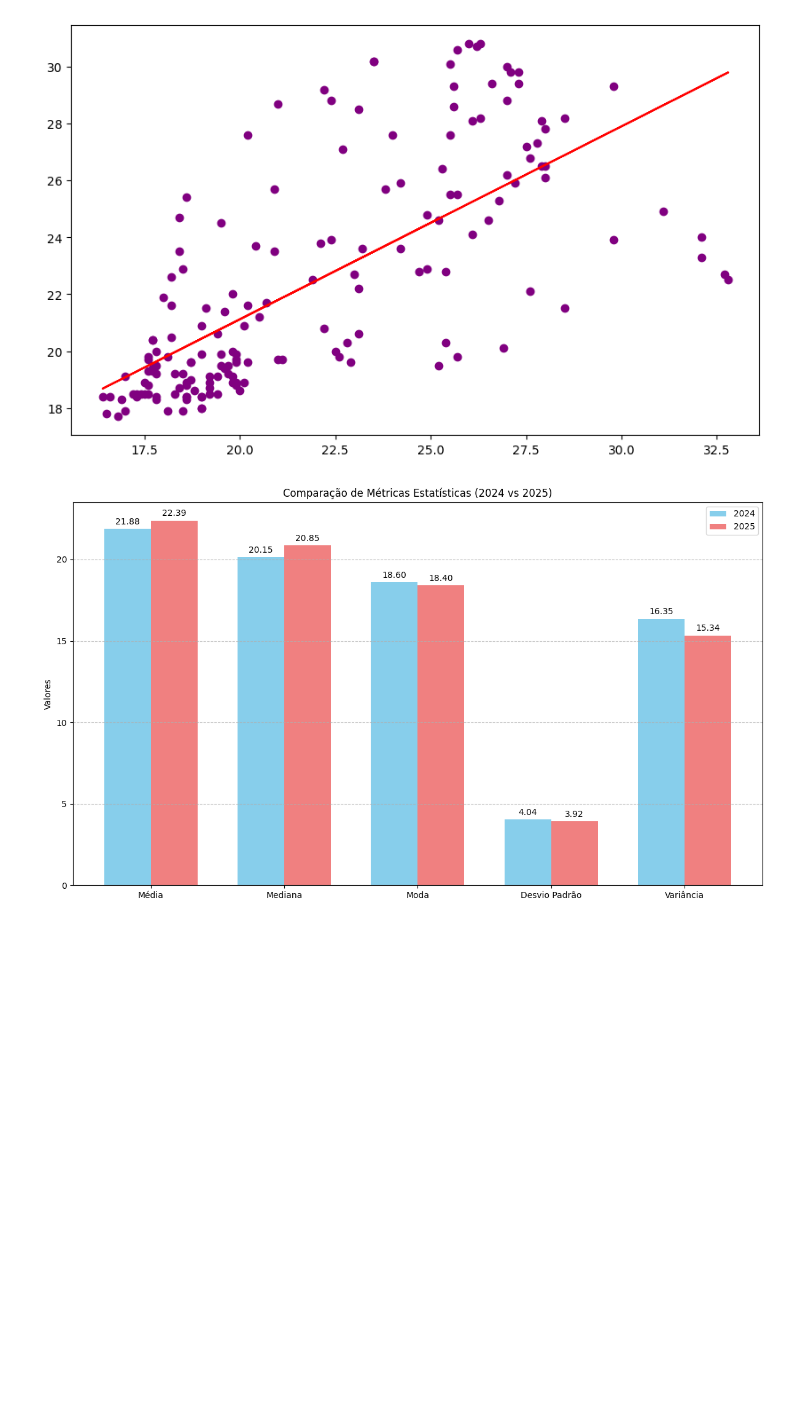
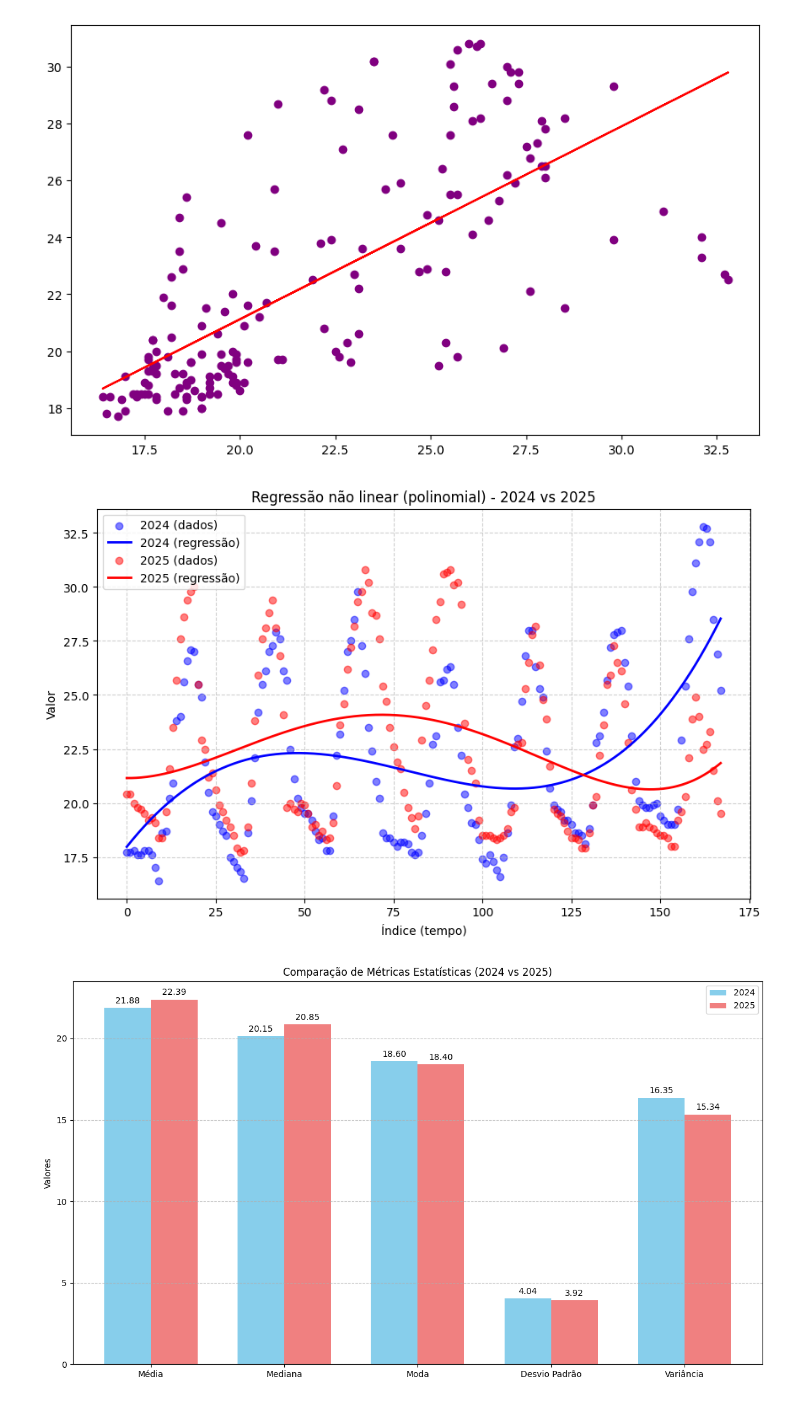
Before and after one commit to kauespacki/DataScience, a Jupyter notebook: datascience.ipynb, the cells around one changed output. Saved outputs shown, nothing was run; the diff lists cells and outputs as text; code cells hidden in the pictures; blank space fills up the shorter version.

Commit message:
Criado usando o Colab, adição da regressão linear

```diff
--- a/datascience.ipynb
+++ b/datascience.ipynb
@@ -79,21 +79,51 @@ A covariância entre as colunas 2024 e 2025 é: 11.08991873396066
 # %%
 import numpy as np
 import matplotlib.pyplot as plt
-from scipy.optimize import curve_fit
 
 # Coluna 2024 com 168 valores
 coluna_2024 = [
     17.7, 17.7, 17.8, 17.6, 17.6, 17.8, 17.8, 17.6, 17, 16.4, 18.6, 18.7, 20.2, 20.9, 23.8, 24, 25.6, 26.6, 27.1, 27, 25.5, 24.9, 21.9, 20.5, 19.6, 19.4, 19, 18.7, 18.5, 17.5, 17.3, 17, 16.8, 16.5, 18.6, 20.1, 22.1, 24.2, 25.5, 26.1, 27, 27.3, 27.9, 27.6, 26.1, 25.7, 22.5, 21.1, 20.2, 19.8, 19.5, 19.5, 19.2, 18.7, 18.3, 18.4, 17.8, 17.8, 19.4, 22.2, 23.2, 25.2, 27, 27.5, 28.5, 29.8, 27.3, 26, 23.5, 22.4, 21, 20.2, 18.6, 18.4, 18.4, 18.2, 18, 18.2, 18.2, 18.1, 17.7, 17.6, 17.7, 18.5, 19.5, 20.9, 22.7, 23.1, 25.6, 25.7, 26.2, 26.3, 25.5, 23.5, 22.2, 20.4, 19.8, 19.1, 19, 18.3, 17.4, 17.2, 17.6, 17.3, 16.9, 16.6, 17.5, 18.6, 19.9, 22.6, 23, 24.7, 26.8, 28, 28, 26.3, 25.3, 24.9, 22.4, 20.7, 19.9, 19.7, 19.6, 19.2, 19.2, 19, 18.6, 18.6, 18.5, 18.1, 18.8, 19.9, 22.8, 23.1, 24.2, 25.7, 27.2, 27.8, 27.9, 28, 26.5, 25.4, 23.1, 21, 20.1, 19.9, 19.8, 19.8, 19.9, 20, 19.4, 19.2, 19, 19, 19, 19.7, 22.9, 25.4, 27.6, 29.8, 31.1, 32.1, 32.8, 32.7, 32.1, 28.5, 26.9, 25.2
 ]
 
 # Coluna 2025 com 168 valores
 coluna_2025 = [
     20.4, 20.4, 20, 19.8, 19.7, 19.5, 19.2, 19.3, 19.1, 18.4, 18.4, 19.6, 21.6, 23.5, 25.7, 27.6, 28.6, 29.4, 29.8, 30, 25.5, 22.9, 22.5, 21.2, 21.4, 20.6, 19.9, 19.6, 19.2, 18.9, 18.5, 17.9, 17.7, 17.8, 18.9, 20.9, 23.8, 25.9, 27.6, 28.1, 28.8, 29.4, 28.1, 26.8, 24.1, 19.8, 20, 19.7, 19.6, 20, 19.9, 19.5, 18.9, 19, 18.5, 18.7, 18.3, 18.4, 19.1, 20.8, 23.6, 24.6, 26.2, 27.2, 28.2, 29.3, 29.8, 30.8, 30.2, 28.8, 28.7, 27.6, 25.4, 24.7, 23.5, 22.6, 21.9, 21.6, 20.5, 19.8, 19.3, 18.8, 19.4, 22.9, 24.5, 25.7, 27.1, 28.5, 29.3, 30.6, 30.7, 30.8, 30.1, 30.2, 29.2, 23.7, 22, 21.5, 20.9, 19.2, 18.5, 18.5, 18.5, 18.4, 18.3, 18.4, 18.5, 18.8, 19.6, 19.8, 22.7, 22.8, 25.3, 26.5, 27.8, 28.2, 26.4, 24.8, 23.9, 21.7, 19.7, 19.5, 19.4, 19.1, 18.7, 18.4, 18.4, 18.3, 17.9, 17.9, 18.6, 19.9, 20.3, 22.2, 23.6, 25.5, 25.9, 27.3, 26.5, 26.1, 24.6, 22.8, 20.6, 19.7, 18.9, 18.9, 19.1, 18.9, 18.8, 18.6, 18.5, 18.5, 18.4, 18, 18, 19.2, 19.6, 20.3, 22.1, 23.9, 24.9, 24, 22.5, 22.7, 23.3, 21.5, 20.1, 19.5
 ]
 
-# Colunas 2024 e 2025 como variaveis
-x = np.array(coluna_2024)
-y = np.array(coluna_2025)
+# Converter para arrays numpy
+x = np.arange(len(coluna_2024))  # eixo do tempo (0,1,2,...,167)
+y2024 = np.array(coluna_2024)
+y2025 = np.array(coluna_2025)
+
+# Ajuste polinomial (grau 4 por exemplo)
+coef_2024 = np.polyfit(x, y2024, 4)
+coef_2025 = np.polyfit(x, y2025, 4)
+
+# Criar funções polinomiais
+poly2024 = np.poly1d(coef_2024)
+poly2025 = np.poly1d(coef_2025)
+
+# Valores ajustados
+x_suave = np.linspace(0, len(x)-1, 500)  # pontos mais suaves
+y_fit_2024 = poly2024(x_suave)
+y_fit_2025 = poly2025(x_suave)
+
+# Plotar
+plt.figure(figsize=(10,6))
+plt.scatter(x, y2024, color="blue", alpha=0.5, label="2024 (dados)")
+plt.plot(x_suave, y_fit_2024, color="blue", linewidth=2, label="2024 (regressão)")
+
+plt.scatter(x, y2025, color="red", alpha=0.5, label="2025 (dados)")
+plt.plot(x_suave, y_fit_2025, color="red", linewidth=2, label="2025 (regressão)")
+
+plt.title("Regressão não linear (polinomial) - 2024 vs 2025")
+plt.xlabel("Índice (tempo)")
+plt.ylabel("Valor")
+plt.legend()
+plt.grid(True, linestyle="--", alpha=0.6)
+plt.show()
+# %% [output]
+[figure, added]
 # %%
 import numpy as np
 import matplotlib.pyplot as plt
```
